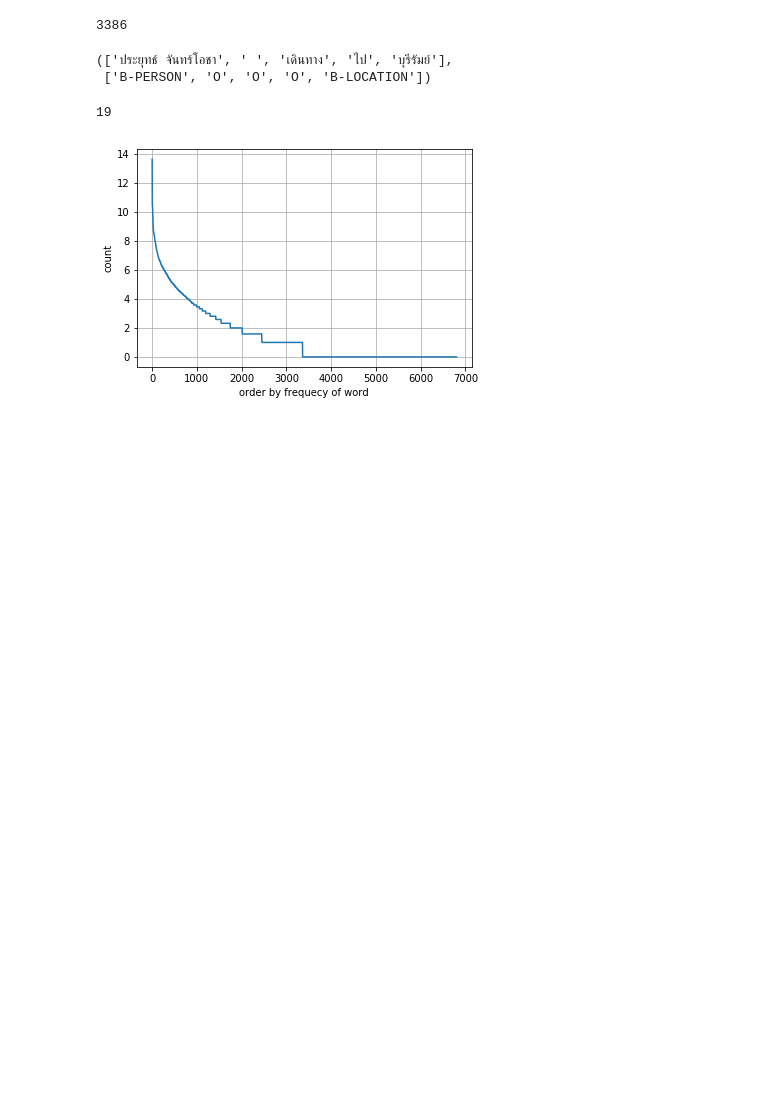
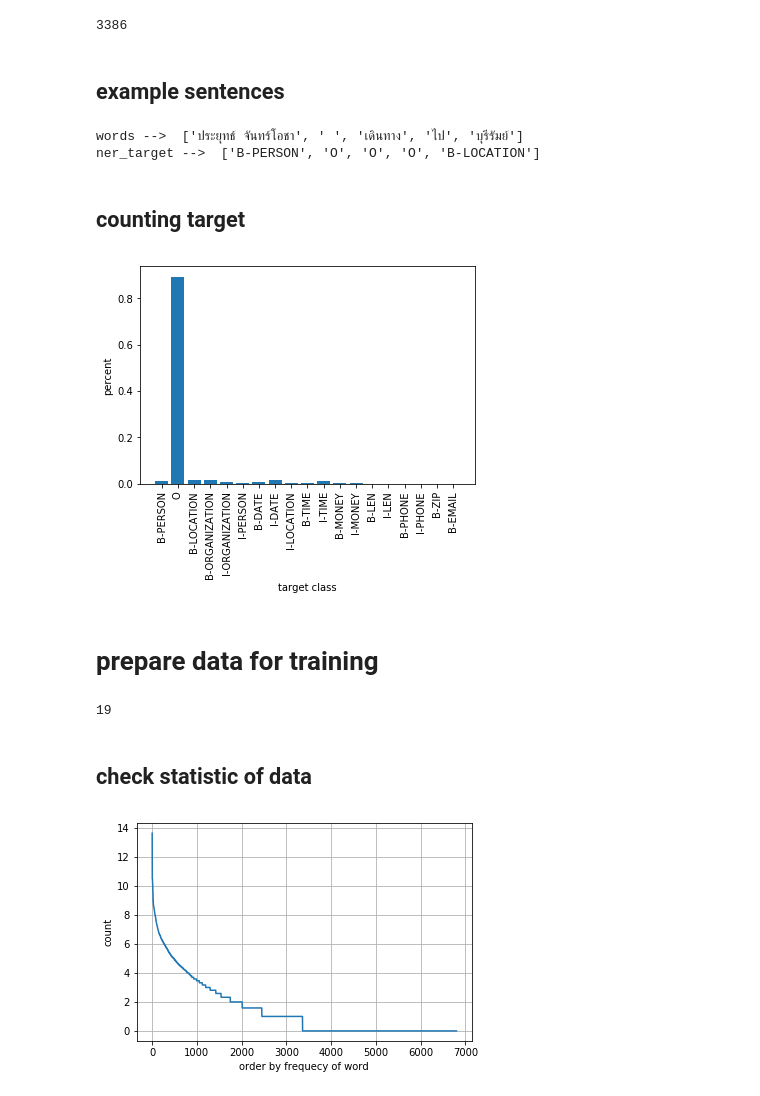
Before and after one commit to Pataweepr/Nvidia_2019, a Jupyter notebook: (nvidia)test_load_thai_ner_data.ipynb, the cells around one changed output. Saved outputs shown, nothing was run; the diff lists cells and outputs as text; code cells hidden in the pictures; blank space fills up the shorter version.

```diff
--- a/(nvidia)test_load_thai_ner_data.ipynb
+++ b/(nvidia)test_load_thai_ner_data.ipynb
@@ -64,10 +48,42 @@ print(len(stack_sentences_01))
 # %% [output]
 3386
-# %%
-stack_sentences_01[0]
-# %% [output]
-(['ประยุทธ์ จันทร์โอชา', ' ', 'เดินทาง', 'ไป', 'บุรีรัมย์'],
- ['B-PERSON', 'O', 'O', 'O', 'B-LOCATION'])
+# %% [markdown]
+## example sentences
+# %%
+index_sel = 0
+example_sentence = stack_sentences_01[index_sel][0]
+example_ner = stack_sentences_01[index_sel][1]
+print('words --> ',example_sentence)
+print('ner_target --> ',example_ner)
+# %% [output]
+words -->  ['ประยุทธ์ จันทร์โอชา', ' ', 'เดินทาง', 'ไป', 'บุรีรัมย์']
+ner_target -->  ['B-PERSON', 'O', 'O', 'O', 'B-LOCATION']
+# %% [markdown]
+## counting target
+# %%
+import numpy as np
+import matplotlib.pyplot as plt
+import operator
+from collections import defaultdict
+
+count_target = defaultdict(lambda: 0)
+
+for data_i in stack_sentences_01:
+  for target_i in data_i[1]:
+    count_target[target_i] += 1
+
+percent = np.array(list(count_target.values()))
+percent = percent/np.sum(percent)
+
+plt.bar(range(len(count_target)), percent , align='center')
+plt.xticks(range(len(count_target)), list(count_target.keys()),rotation='vertical')
+plt.ylabel('percent')
+plt.xlabel('target class')
+plt.show()
+# %% [output]
+[figure, added]
+# %% [markdown]
+# prepare data for training
 # %%
 x = []
 y = []
@@ -84,6 +100,8 @@ print(len(set_y))
 from sklearn.model_selection import train_test_split
 X_train, X_test, y_train, y_test = train_test_split(x, y, test_size=0.3, random_state=42)
 # X_train, X_valid, y_train, y_valid = train_test_split(X_train, y_train, test_size=0.1, random_state=42)
+# %% [markdown]
+## check statistic of data
 # %%
 import operator
 
```
Also changed, not shown: parts of 23 cells of this notebook.
